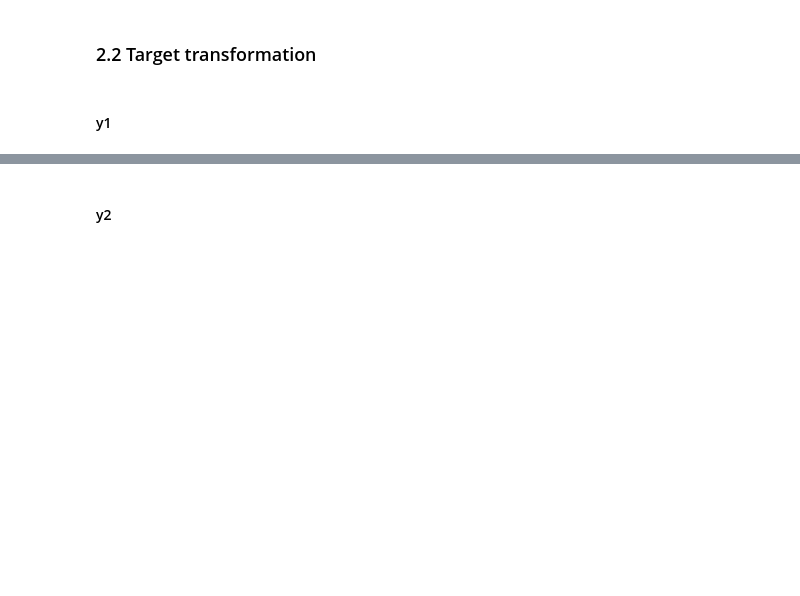
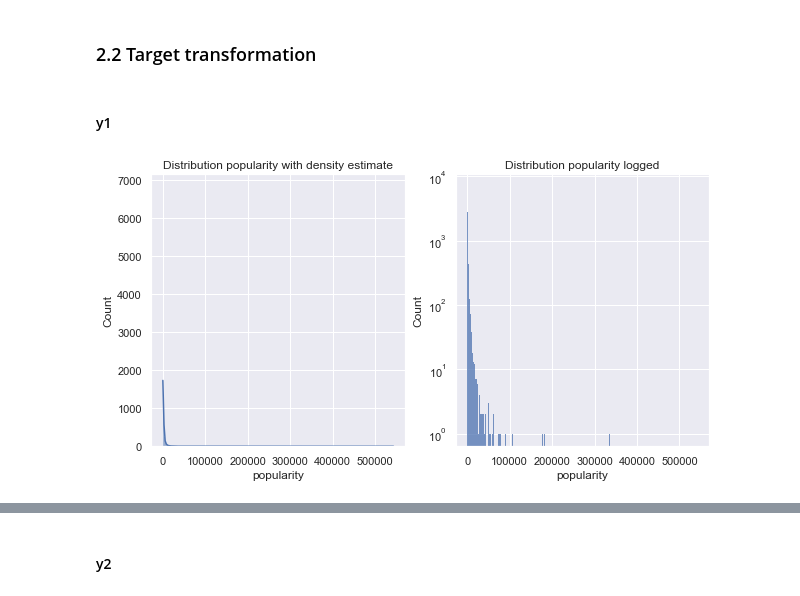
Before and after one commit to Julietvr/bds, a Jupyter notebook: regression/2_preprocessing.ipynb, the cells around one changed output, grey strips where cells are left out. Cells and saved outputs as stored; diff of their text form; code cells hidden in the pictures; blank space fills up the shorter version.

```diff
--- a/regression/2_preprocessing.ipynb
+++ b/regression/2_preprocessing.ipynb
@@ -22,8 +24,10 @@ import matplotlib.pyplot as plt
 import seaborn as sns
 sns.set_theme()
 # %%
-df = pd.read_csv('data/split/train.csv')
+df = pd.read_csv('data/split/train.csv', parse_dates=['release'])
 
-# For both targets, a feature set is created
-df_y1 = df.copy().drop(columns=['release'])
-df_y2 = df.copy().drop(columns=['popularity'])
+# m1 = popularity
+df_m1 = df.copy().drop(columns=['release'])
+
+# m2 = release
+df_m2 = df.copy().drop(columns=['popularity'])
@@ -109,0 +38,12 @@ fts = Feature_reader('features.csv')
+# %%
+n_orig = df_m1.shape[0]
+
+# Drop na values
+n_na = df_m1['popularity'].isna().sum()
+df_m1 = df_m1.dropna(subset=['popularity'])
+
+# Drop zero values
+n_zero =df_m1.loc[df_m1['popularity']==0].shape[0]
+df_m1 = df_m1.loc[df['popularity']>0]
+
+print(f'm1: Dropped {n_na} na entries and {n_zero} zero entries of {n_orig}, {df_m1.shape[0]} entries left.')
@@ -127,3 +65,17 @@ Dropped 28915 entries of 85259, 56344 entries left.
 ### 2.2 Target transformation
 # %% [markdown]
 #### y1
+# %%
+y1 = df_m1['popularity']
+# %%
+fig, axs = plt.subplots(ncols=2, figsize=(10,5))
+
+ax1 = sns.histplot(x=y1, kde=True, ax=axs[0])
+ax1.set(title="Distribution popularity with density estimate")
+
+ax2 = sns.histplot(x=y1, log_scale=(False, True), ax=axs[1])
+ax2.set(title="Distribution popularity logged")
+
+fig;
+# %% [output]
+[figure, added]
```
Also changed, not shown: parts of 23 cells of this notebook, 7 other files.
